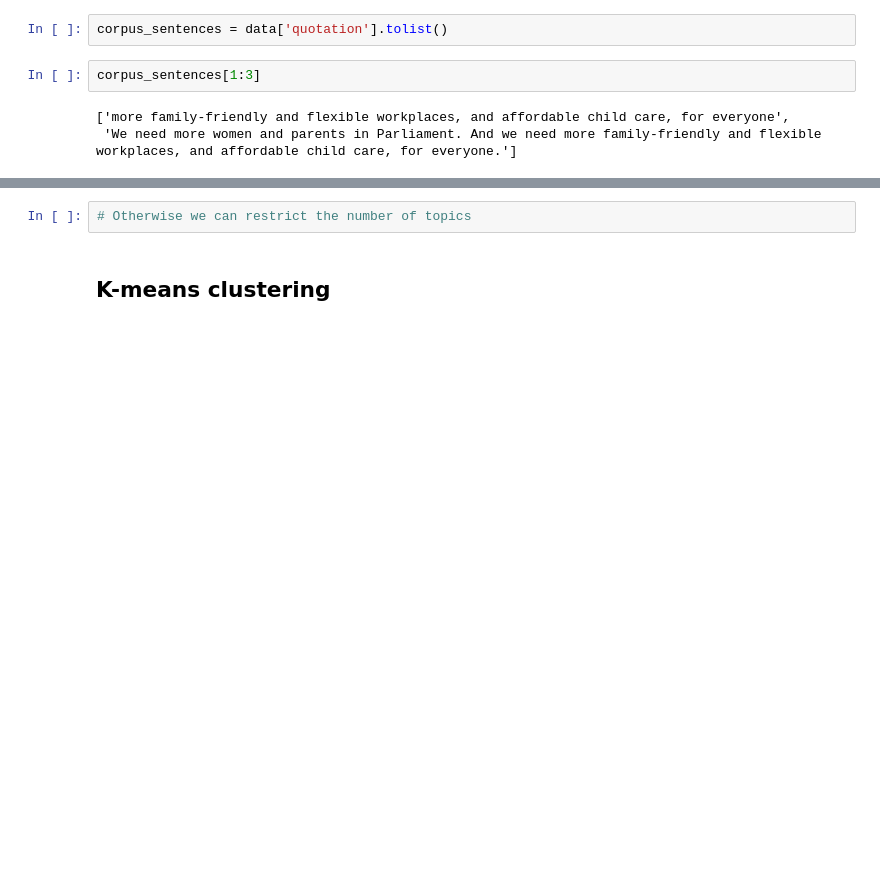
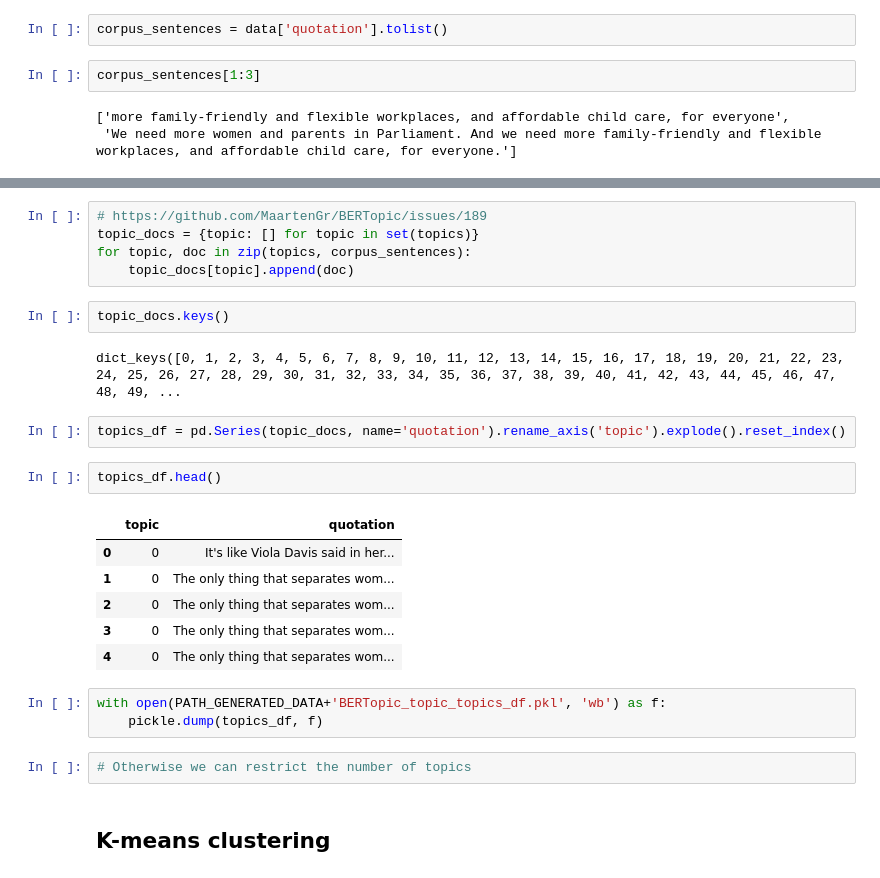
Before and after one commit to epfl-ada/ada-2021-project-concatsanddogs, a Jupyter notebook: Valerian/sbert_topic_modeling_w_fastclustering.ipynb, the cells around one changed output, grey strips where cells are left out. Drawn from its saved outputs; the diff is of its cells as text; blank space fills up the shorter version.

```diff
--- a/Valerian/sbert_topic_modeling_w_fastclustering.ipynb
+++ b/Valerian/sbert_topic_modeling_w_fastclustering.ipynb
@@ -398,3 +395,26 @@ topic_model.visualize_barchart()
+# %%
+# https://github.com/MaartenGr/BERTopic/issues/189
+topic_docs = {topic: [] for topic in set(topics)}
+for topic, doc in zip(topics, corpus_sentences):
+    topic_docs[topic].append(doc)
+# %%
+topic_docs.keys()
+# %% [output]
+dict_keys([0, 1, 2, 3, 4, 5, 6, 7, 8, 9, 10, 11, 12, 13, 14, 15, 16, 17, 18, 19, 20, 21, 22, 23, 24, 25, 26, 27, 28, 29, 30, 31, 32, 33, 34, 35, 36, 37, 38, 39, 40, 41, 42, 43, 44, 45, 46, 47, 48, 49, ...
+# %%
+topics_df = pd.Series(topic_docs, name='quotation').rename_axis('topic').explode().reset_index()
+# %%
+topics_df.head()
+# %% [output]
+|  | topic | quotation |
+| 0 | 0 | It's like Viola Davis said in her... |
+| 1 | 0 | The only thing that separates wom... |
+| 2 | 0 | The only thing that separates wom... |
+| 3 | 0 | The only thing that separates wom... |
+| 4 | 0 | The only thing that separates wom... |
+# %%
+with open(PATH_GENERATED_DATA+'BERTopic_topic_topics_df.pkl', 'wb') as f:
+    pickle.dump(topics_df, f)
 # %%
 # Otherwise we can restrict the number of topics
 # %% [markdown]
```
Also changed, not shown: parts of 15 cells of this notebook, 1 other file.
